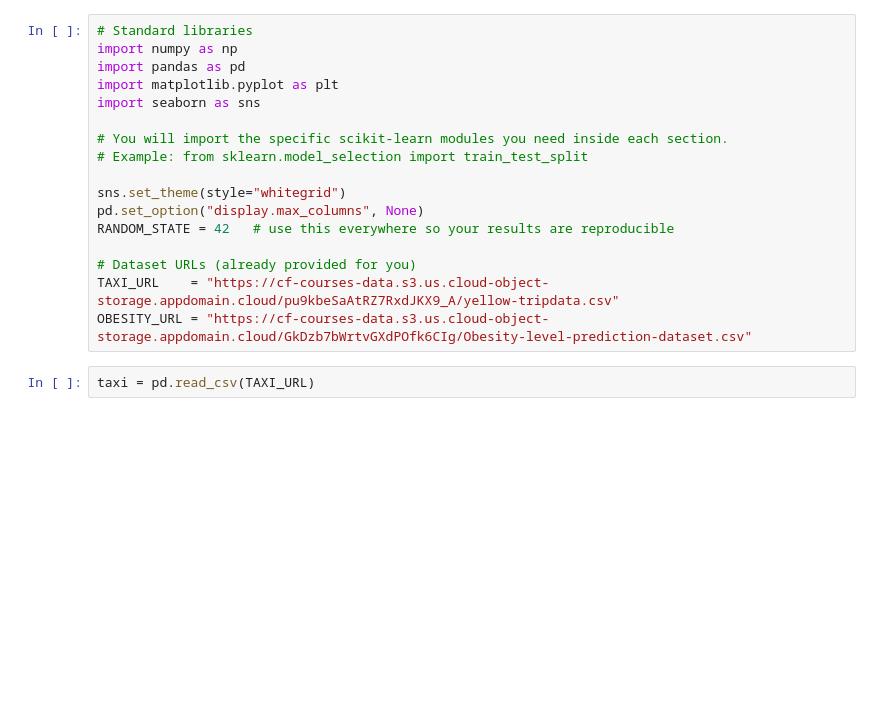
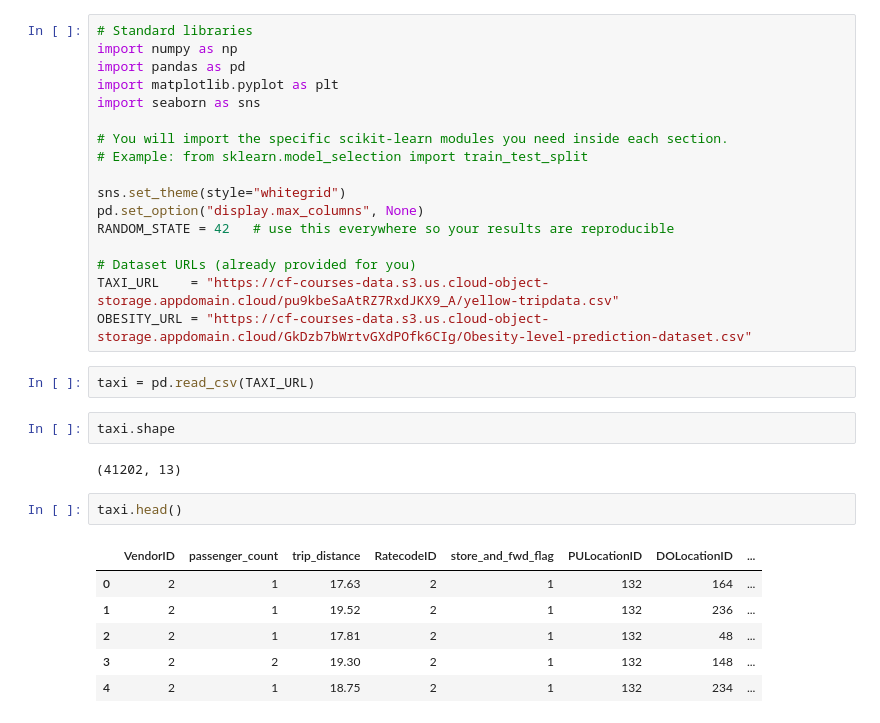
Before and after one commit to MayEmefaFafa/lab-2-predictive-analytics, a Jupyter notebook: lab_2_predictive_analytics.ipynb, the cells around one changed output. Drawn from its saved outputs; the diff is of its cells as text; blank space fills up the shorter version.

```diff
--- a/lab_2_predictive_analytics.ipynb
+++ b/lab_2_predictive_analytics.ipynb
@@ -19,3 +19,16 @@ TAXI_URL    = "https://cf-courses-data.s3.us.cloud-object-storage.appdomain.clou
 OBESITY_URL = "https://cf-courses-data.s3.us.cloud-object-storage.appdomain.cloud/GkDzb7bWrtvGXdPOfk6CIg/Obesity-level-prediction-dataset.csv"
 # %%
 taxi = pd.read_csv(TAXI_URL)
+# %%
+taxi.shape
+# %% [output]
+(41202, 13)
+# %%
+taxi.head()
+# %% [output]
+|  | VendorID | passenger_count | trip_distance | RatecodeID | store_and_fwd_flag | PULocationID | DOLocationID | ... |
+| 0 | 2 | 1 | 17.63 | 2 | 1 | 132 | 164 | ... |
+| 1 | 2 | 1 | 19.52 | 2 | 1 | 132 | 236 | ... |
+| 2 | 2 | 1 | 17.81 | 2 | 1 | 132 | 48 | ... |
+| 3 | 2 | 2 | 19.30 | 2 | 1 | 132 | 148 | ... |
+| 4 | 2 | 1 | 18.75 | 2 | 1 | 132 | 234 | ... |
```
Also changed, not shown: parts of 4 cells of this notebook.
